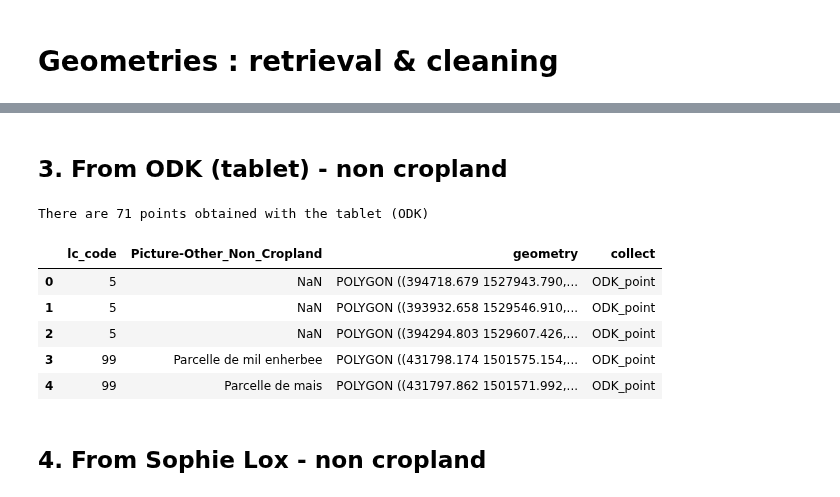
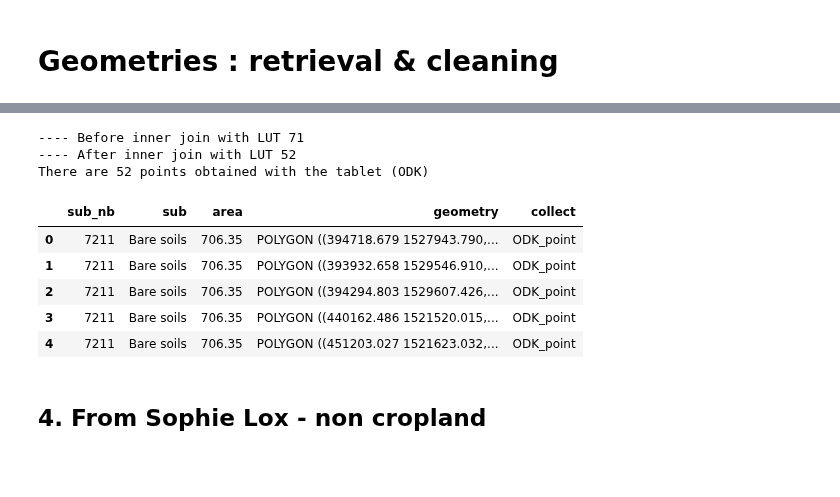
Before and after one commit to nicolasdeffense/eo-toolbox, a Jupyter notebook: notebooks_working/EOStat/clean_in_situ_senegal.ipynb, the cells around one changed output, grey strips where cells are left out. Saved outputs shown, nothing was run; the diff lists cells and outputs as text; code cells hidden in the pictures; blank space fills up the shorter version.

```diff
--- a/notebooks_working/EOStat/clean_in_situ_senegal.ipynb
+++ b/notebooks_working/EOStat/clean_in_situ_senegal.ipynb
@@ -32,11 +33,13 @@ sophie_shp = f'{path}Noncrop_SophieL/noncrop_tot_senegal_calibration_nioro.shp'
 odk_crop_csv     = f'{path}ODK/FormSenegal05.csv'
 odk_non_crop_csv = f'{path}ODK/FormSenegal07.csv'
 
-odk_shp = f'{path}ODK/polygons_ODK.shp'
 roi_shp = f'{path}ROI/Senegal_DepartementNioro.shp'
 
-lut_crop_csv     = f'{path}LUT/LUT_crop.csv'
-lut_non_crop_csv = f'{path}LUT/LUT_non_crop.csv'
+lut_crop_xlsx         = f'{path}LUT/LUT_crop.xlsx'
+lut_non_crop_xlsx     = f'{path}LUT/LUT_non_crop.xlsx'
+lut_non_crop_lox_xlsx = f'{path}LUT/LUT_non_crop_lox.xlsx'
+
+crop_dictionary_xlsx  = f'{path}LUT/crop_dictionary_new.xlsx'
 # %% [markdown]
 ## Output
 # %%
@@ -54,0 +66,14 @@ min_area = 100  # square meter
+# %%
+lut_crop_df     = pd.read_excel(lut_crop_xlsx)
+lut_non_crop_df = pd.read_excel(lut_non_crop_xlsx)
+lut_non_crop_lox_df = pd.read_excel(lut_non_crop_lox_xlsx)
+
+lut_crop_df         = lut_crop_df.astype({"sub_nb": int})
+lut_non_crop_df     = lut_non_crop_df.astype({"sub_nb": int})
+lut_non_crop_lox_df = lut_non_crop_lox_df.astype({"sub_nb": int})
+
+display(lut_non_crop_df)
+print('-------------------')
+display(lut_non_crop_lox_df)
+print('-------------------')
+lut_crop_df.head()
@@ -234,34 +315,49 @@ There are 231 polygons obtained with the tablet (ODK)
-# %% [markdown]
-## 3. From ODK (tablet) - non cropland
 # %%
 odk_nc_df = pd.read_csv(odk_non_crop_csv)
 
 odk_nc_df = odk_nc_df[['Picture-LC_Class','Picture-Other_Non_Cropland','start-geopoint-Latitude','start-geopoint-Longitude']]
 
 odk_nc_df = odk_nc_df.rename(columns={"start-geopoint-Longitude": "longitude", "start-geopoint-Latitude": "latitude", "Picture-LC_Class": 'lc_code'})
-
-#odk_nc_df = odk_nc_df.merge(lut_non_crop_df, left_on='Picture-LC_Class', right_on='lc_code')
 
 odk_nc_gdf = gpd.GeoDataFrame(odk_nc_df, geometry=gpd.points_from_xy(odk_nc_df.longitude, odk_nc_df.latitude, crs="EPSG:4326")).to_crs(epsg=32628)
 
 odk_nc_gdf = odk_nc_gdf.drop(columns=['longitude', 'latitude'])
 
 # Add positive buffer 15 meters
 
 odk_nc_gdf['geometry'] = odk_nc_gdf.buffer(15, resolution=24)
 
+join = 'inner'
+
+print(f'---- Before {join} join with LUT {len(odk_nc_gdf)}')
+
+odk_nc_gdf = odk_nc_gdf.merge(lut_non_crop_df, on='lc_code', how=join)
+
+print(f'---- After {join} join with LUT {len(odk_nc_gdf)}')
+
+
+odk_nc_gdf['area'] = odk_nc_gdf['geometry'].area.round(2)
+
+odk_nc_gdf = odk_nc_gdf[['sub_nb','sub','area','geometry']]
+
 odk_nc_gdf['collect'] = 'ODK_point'
 
 print(f'There are {len(odk_nc_gdf)} points obtained with the tablet (ODK)')
 
+#odk_nc_gdf.to_file(odk_non_crop_shp)
+
 odk_nc_gdf.head()
+
+#odk_nc_gdf.sort_values('lc_code')
 # %% [output]
-There are 71 points obtained with the tablet (ODK)
+---- Before inner join with LUT 71
+---- After inner join with LUT 52
+There are 52 points obtained with the tablet (ODK)
-|  | lc_code | Picture-Other_Non_Cropland | geometry | collect |
-| 0 | 5 | NaN | POLYGON ((394718.679 1527943.790,... | ODK_point |
-| 1 | 5 | NaN | POLYGON ((393932.658 1529546.910,... | ODK_point |
-| 2 | 5 | NaN | POLYGON ((394294.803 1529607.426,... | ODK_point |
-| 3 | 99 | Parcelle de mil enherbee | POLYGON ((431798.174 1501575.154,... | ODK_point |
-| 4 | 99 | Parcelle de mais | POLYGON ((431797.862 1501571.992,... | ODK_point |
+|  | sub_nb | sub | area | geometry | collect |
+| 0 | 7211 | Bare soils | 706.35 | POLYGON ((394718.679 1527943.790,... | ODK_point |
+| 1 | 7211 | Bare soils | 706.35 | POLYGON ((393932.658 1529546.910,... | ODK_point |
+| 2 | 7211 | Bare soils | 706.35 | POLYGON ((394294.803 1529607.426,... | ODK_point |
+| 3 | 7211 | Bare soils | 706.35 | POLYGON ((440162.486 1521520.015,... | ODK_point |
+| 4 | 7211 | Bare soils | 706.35 | POLYGON ((451203.027 1521623.032,... | ODK_point |
 # %% [markdown]
 ## 4. From Sophie Lox - non cropland
```
Also changed, not shown: parts of 36 cells of this notebook, 2 other files.
